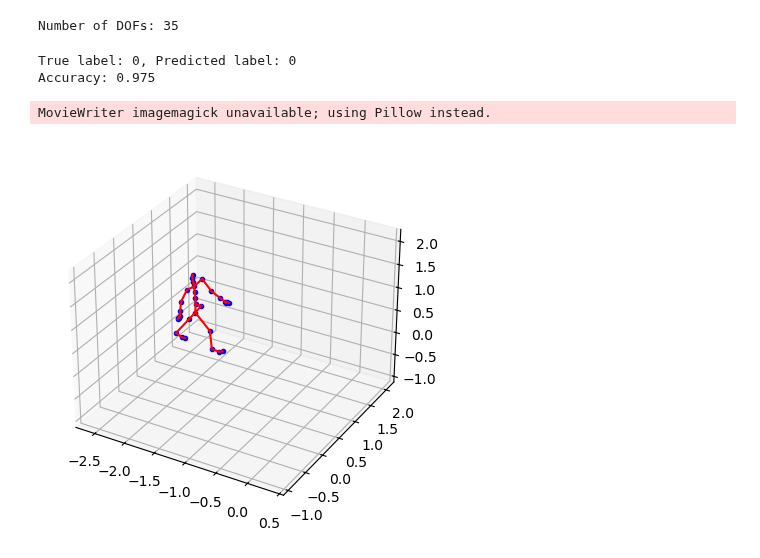
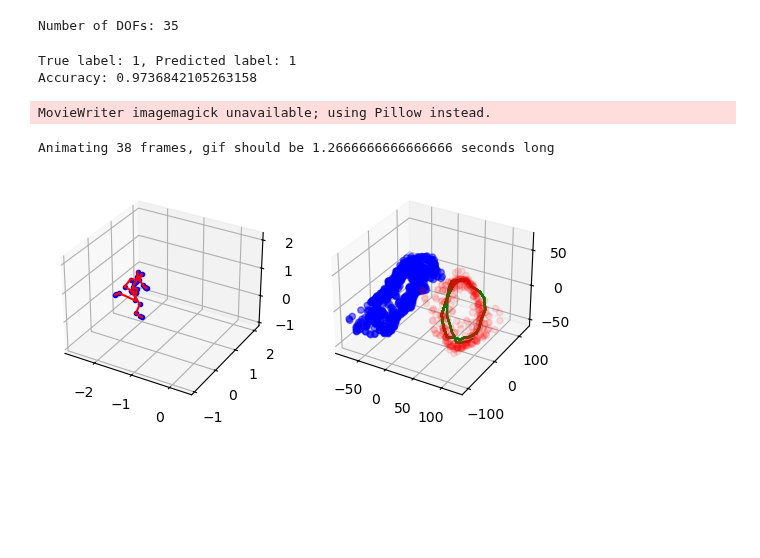
Before and after one commit to Priyanshu4/gpmdm, a Jupyter notebook: notebooks/view_gpmdm_pf.ipynb, the cells around one changed output. Drawn from its saved outputs; the diff is of its cells as text; code cells hidden in the pictures; blank space fills up the shorter version.

Commit message:
animation generation

```diff
--- a/notebooks/view_gpmdm_pf.ipynb
+++ b/notebooks/view_gpmdm_pf.ipynb
@@ -44,7 +46,7 @@ gpdm_pf = GPMDM_PF(gpdm,
                    num_particles=100,
                    n_fresh_particles_at_each_timestep=0)
 # %%
-trial_number = 22
+trial_number = 5
 test_trial = TEST_TRIALS[trial_number]
 test_trial_label = TRUTH_LABELS[trial_number]
 data_arr = test_trial.as_dataframe()[reduced_columns].to_numpy(dtype=np.float32)[::DOWNSAMPLE, :]
@@ -53,9 +55,7 @@ gpdm_pf.reset()
 correct = 0
 total = 0
 
-predicted_latent_states = torch.zeros((len(data_arr)+1, gpdm_pf.latent_dim))
-predicted_latent_states[0] = gpdm_pf.current_state_mean()
-total += 1
+predicted_latent_states = torch.zeros((len(data_arr), gpdm_pf.latent_dim))
 
 # Run the filter bank on the trial
 for data in data_arr:
@@ -76,8 +76,8 @@ accuracy = correct / total
 print(f"True label: {test_trial_label}, Predicted label: {predicted_label}")
 print(f"Accuracy: {accuracy}")
 # %% [output]
-True label: 0, Predicted label: 0
-Accuracy: 0.975
+True label: 1, Predicted label: 1
+Accuracy: 0.9736842105263158
 # %%
 
 # Assuming gpdm.get_X_for_class is your method to get the data
@@ -132,12 +132,27 @@ fig.update_layout(
 
 # Show the interactive plot
 fig.show()
-# %%
-from amc_parser.mpl_viewer import MPLViewer
-
-viewer = MPLViewer(test_trial._joints, test_trial._frames)
-anim = viewer.animate()
-anim.save('animation.gif', writer='imagemagick', fps=120)
-# %% [output]
-MovieWriter imagemagick unavailable; using Pillow instead.
-[figure, removed]
+# %%
+# animate the movement of the latent states using matplotlib
+
+fig = plt.figure()
+ax1 = fig.add_subplot(121, projection='3d')
+ax2 = fig.add_subplot(122, projection='3d')
+ax2.scatter(X0[:, 0], X0[:, 1], X0[:, 2], c='blue', label='Walk', alpha=0.1)
+ax2.scatter(X1[:, 0], X1[:, 1], X1[:, 2], c='red', label='Run', alpha=0.1)
+
+def update(frame):
+    ax1.clear()
+    test_trial._joints["root"].set_motion(test_trial._frames[frame * DOWNSAMPLE])
+    test_trial._joints["root"].draw(ax=ax1, show=False)
+    ax2.plot(predicted_latent_states[:frame, 0], predicted_latent_states[:frame, 1], predicted_latent_states[:frame, 2], c='green', label='Predicted')
+
+
+print(f"Animating {len(predicted_latent_states)} frames, gif should be {len(predicted_latent_states) / (120 / DOWNSAMPLE)} seconds long")
+
+ani = FuncAnimation(fig, update, frames=len(predicted_latent_states), repeat=False, interval=1000/120 * DOWNSAMPLE)
+ani.save('gpdm_pf_latent_states.gif', writer='imagemagick')
+# %% [output]
+MovieWriter imagemagick unavailable; using Pillow instead.
+Animating 38 frames, gif should be 1.2666666666666666 seconds long
+[figure, added]
```
Also changed, not shown: parts of 1 cell of this notebook, 3 other files.
